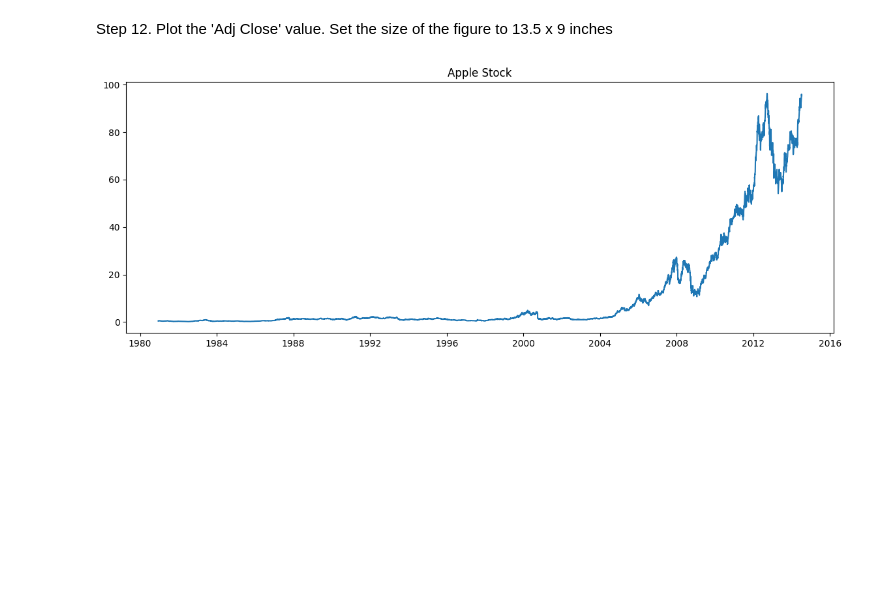
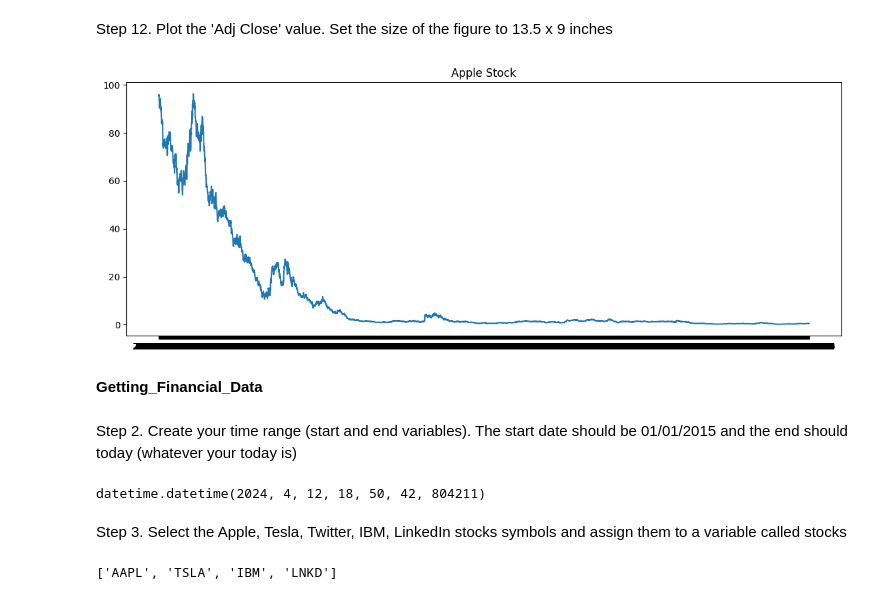
Before and after one commit to Karlajack/pydata_analysis, a Jupyter notebook: pandasweeklyproject.ipynb, the cells around one changed output. Cells and saved outputs as stored; diff of their text form; code cells hidden in the pictures; blank space fills up the shorter version.

```diff
--- a/pandasweeklyproject.ipynb
+++ b/pandasweeklyproject.ipynb
@@ -111,10 +114,29 @@ len(apple_months.index)
 Step 12. Plot the 'Adj Close' value. Set the size of the figure to 13.5 x 9 inches
 # %%
 plt.figure(figsize=(14,5))
-x=apple.index
 y=apple['Adj Close']
 plt.plot(x,y)
 plt.title("Apple Stock")
 plt.show()
 # %% [output]
-[figure, old version]
+[figure, new version]
+# %% [markdown]
+**Getting_Financial_Data**
+# %% [markdown]
+Step 2. Create your time range (start and end variables). The start date should be 01/01/2015 and the end should today (whatever your today is)
+# %%
+start = dt.datetime(2015, 1, 1)
+
+end = dt.datetime.today()
+
+start
+end
+# %% [output]
+datetime.datetime(2024, 4, 12, 18, 50, 42, 804211)
+# %% [markdown]
+Step 3. Select the Apple, Tesla, Twitter, IBM, LinkedIn stocks symbols and assign them to a variable called stocks
+# %%
+stocks = ['AAPL', 'TSLA', 'IBM', 'LNKD']
+stocks
+# %% [output]
+['AAPL', 'TSLA', 'IBM', 'LNKD']
```
Also changed, not shown: parts of 13 cells of this notebook.
